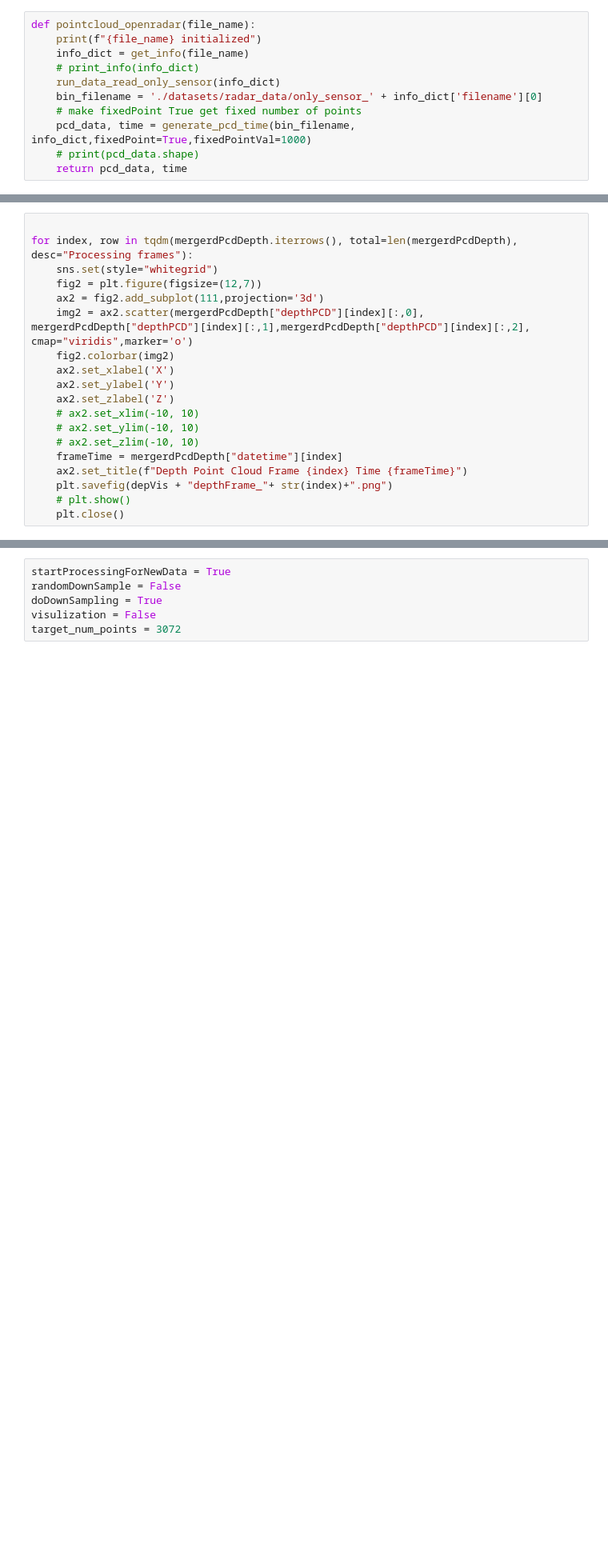
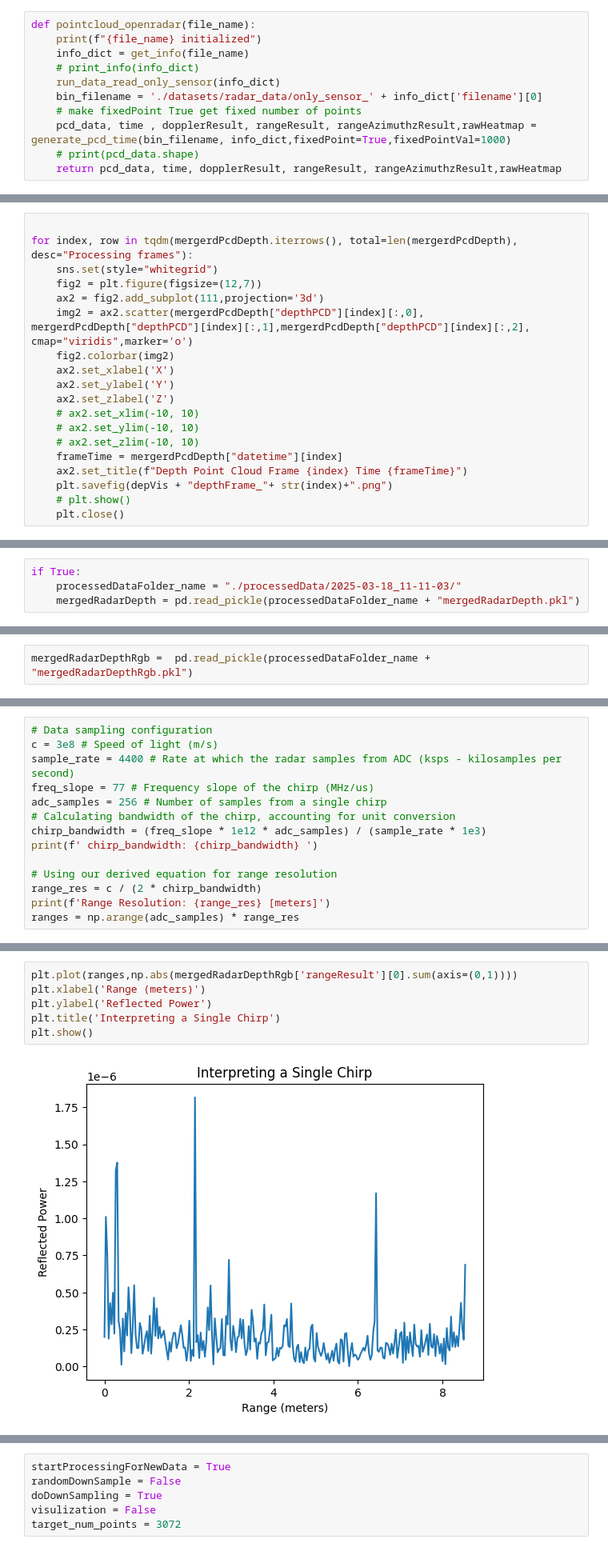
Before and after one commit to tirthankarhalder/mmSLAM, a Jupyter notebook: debugMain.ipynb, the cells around one changed output, grey strips where cells are left out. Shown at 80% size. Drawn from its saved outputs; the diff is of its cells as text; blank space fills up the shorter version.

```diff
--- a/debugMain.ipynb
+++ b/debugMain.ipynb
@@ -84,9 +92,9 @@ def pointcloud_openradar(file_name):
     run_data_read_only_sensor(info_dict)
     bin_filename = './datasets/radar_data/only_sensor_' + info_dict['filename'][0]
     # make fixedPoint True get fixed number of points
-    pcd_data, time = generate_pcd_time(bin_filename, info_dict,fixedPoint=True,fixedPointVal=1000)
+    pcd_data, time , dopplerResult, rangeResult, rangeAzimuthzResult,rawHeatmap = generate_pcd_time(bin_filename, info_dict,fixedPoint=True,fixedPointVal=1000)
     # print(pcd_data.shape)
-    return pcd_data, time
+    return pcd_data, time, dopplerResult, rangeResult, rangeAzimuthzResult,rawHeatmap
 # %%
 def process_bin_file(file, radarFilePath):
     """Process a single bin file and generate a CSV."""
@@ -344,0 +382,4 @@ KeyboardInterrupt:
+# %%
+if True:
+    processedDataFolder_name = "./processedData/2025-03-18_11-11-03/"
+    mergedRadarDepth = pd.read_pickle(processedDataFolder_name + "mergedRadarDepth.pkl")
@@ -344,0 +439,2 @@ KeyboardInterrupt:
+# %%
+mergedRadarDepthRgb =  pd.read_pickle(processedDataFolder_name + "mergedRadarDepthRgb.pkl")
@@ -344,0 +455,14 @@ KeyboardInterrupt:
+# %%
+# Data sampling configuration
+c = 3e8 # Speed of light (m/s)
+sample_rate = 4400 # Rate at which the radar samples from ADC (ksps - kilosamples per second)
+freq_slope = 77 # Frequency slope of the chirp (MHz/us)
+adc_samples = 256 # Number of samples from a single chirp
+# Calculating bandwidth of the chirp, accounting for unit conversion
+chirp_bandwidth = (freq_slope * 1e12 * adc_samples) / (sample_rate * 1e3)
+print(f' chirp_bandwidth: {chirp_bandwidth} ')
+
+# Using our derived equation for range resolution
+range_res = c / (2 * chirp_bandwidth)
+print(f'Range Resolution: {range_res} [meters]')
+ranges = np.arange(adc_samples) * range_res
@@ -344,0 +472,8 @@ KeyboardInterrupt:
+# %%
+plt.plot(ranges,np.abs(mergedRadarDepthRgb['rangeResult'][0].sum(axis=(0,1))))
+plt.xlabel('Range (meters)')
+plt.ylabel('Reflected Power')
+plt.title('Interpreting a Single Chirp')
+plt.show()
+# %% [output]
+[figure, added]
```
Also changed, not shown: parts of 42 cells of this notebook, 26 other files.
